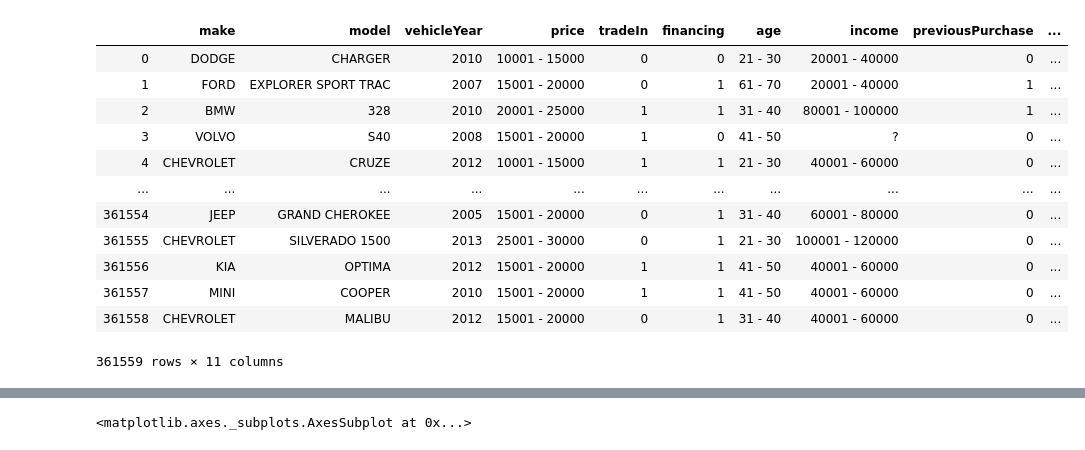
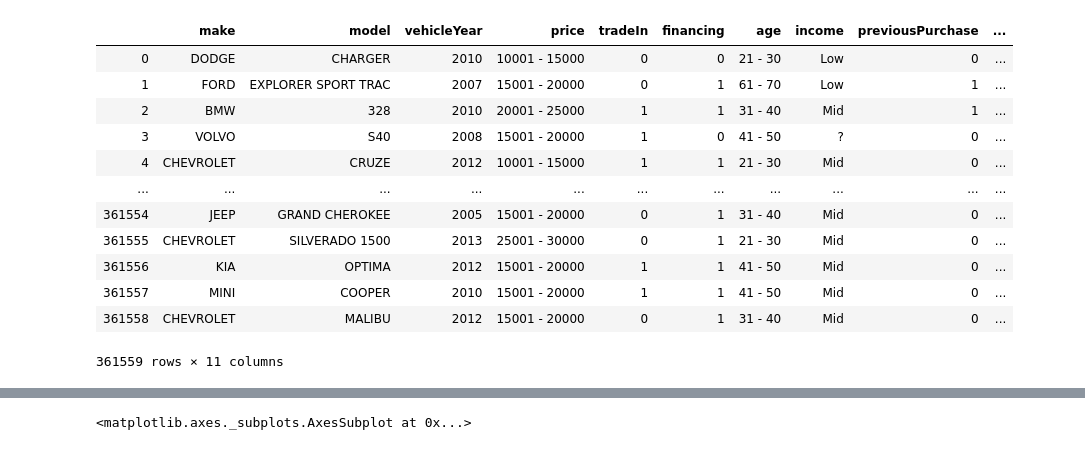
Before and after one commit to WKamptner/kmxdata2020, a Jupyter notebook: Carmax Data Comp 2020.ipynb, the cells around one changed output, grey strips where cells are left out. Cells and saved outputs as stored; diff of their text form; code cells hidden in the pictures.

```diff
--- a/Carmax Data Comp 2020.ipynb
+++ b/Carmax Data Comp 2020.ipynb
@@ -5,25 +5,36 @@ import seaborn as sns
 # %%
 #loading in data
 df = pd.read_csv('CaseCompetitionData.csv')
 
 #renaming headers / dropping not needed ones
 df.columns = ['insertNum','make','model','vehicleYear','price','tradeIn','financing','age','income','gender','previousPurchase'
 ,'distanceToDealer','postPurchaseSatisfaction','warranty','subsequentPurchases']
 
 dfEdited = df.drop(columns=['insertNum','gender','distanceToDealer','postPurchaseSatisfaction'])
 
+#Sort into low income levels
+dfEdited['income'].replace(['0 - 20000','20001 - 40000'], np.nan,regex=True, inplace=True)
+dfEdited['income'].fillna('Low', inplace=True)
+
+#Sort into mid income levels
+dfEdited['income'].replace(['40001 - 60000','60001 - 80000','80001 - 100000','100001 - 120000','120001 - 140000','140001 - 160000'], np.nan,regex=True, inplace=True)
+dfEdited['income'].fillna('Mid', inplace=True)
+
+#Sort into high income levels
+dfEdited['income'].replace(['160001 - 180000','180001 - 200000','200001+'], np.nan,regex=True, inplace=True)
+dfEdited['income'].fillna('High', inplace=True)
 dfEdited
 # %% [output]
 |  | make | model | vehicleYear | price | tradeIn | financing | age | income | previousPurchase | ... |
-| 0 | DODGE | CHARGER | 2010 | 10001 - 15000 | 0 | 0 | 21 - 30 | 20001 - 40000 | 0 | ... |
-| 1 | FORD | EXPLORER SPORT TRAC | 2007 | 15001 - 20000 | 0 | 1 | 61 - 70 | 20001 - 40000 | 1 | ... |
-| 2 | BMW | 328 | 2010 | 20001 - 25000 | 1 | 1 | 31 - 40 | 80001 - 100000 | 1 | ... |
+| 0 | DODGE | CHARGER | 2010 | 10001 - 15000 | 0 | 0 | 21 - 30 | Low | 0 | ... |
+| 1 | FORD | EXPLORER SPORT TRAC | 2007 | 15001 - 20000 | 0 | 1 | 61 - 70 | Low | 1 | ... |
+| 2 | BMW | 328 | 2010 | 20001 - 25000 | 1 | 1 | 31 - 40 | Mid | 1 | ... |
 | 3 | VOLVO | S40 | 2008 | 15001 - 20000 | 1 | 0 | 41 - 50 | ? | 0 | ... |
-| 4 | CHEVROLET | CRUZE | 2012 | 10001 - 15000 | 1 | 1 | 21 - 30 | 40001 - 60000 | 0 | ... |
+| 4 | CHEVROLET | CRUZE | 2012 | 10001 - 15000 | 1 | 1 | 21 - 30 | Mid | 0 | ... |
 | ... | ... | ... | ... | ... | ... | ... | ... | ... | ... | ... |
-| 361554 | JEEP | GRAND CHEROKEE | 2005 | 15001 - 20000 | 0 | 1 | 31 - 40 | 60001 - 80000 | 0 | ... |
-| 361555 | CHEVROLET | SILVERADO 1500 | 2013 | 25001 - 30000 | 0 | 1 | 21 - 30 | 100001 - 120000 | 0 | ... |
-| 361556 | KIA | OPTIMA | 2012 | 15001 - 20000 | 1 | 1 | 41 - 50 | 40001 - 60000 | 0 | ... |
-| 361557 | MINI | COOPER | 2010 | 15001 - 20000 | 1 | 1 | 41 - 50 | 40001 - 60000 | 0 | ... |
-| 361558 | CHEVROLET | MALIBU | 2012 | 15001 - 20000 | 0 | 1 | 31 - 40 | 40001 - 60000 | 0 | ... |
+| 361554 | JEEP | GRAND CHEROKEE | 2005 | 15001 - 20000 | 0 | 1 | 31 - 40 | Mid | 0 | ... |
+| 361555 | CHEVROLET | SILVERADO 1500 | 2013 | 25001 - 30000 | 0 | 1 | 21 - 30 | Mid | 0 | ... |
+| 361556 | KIA | OPTIMA | 2012 | 15001 - 20000 | 1 | 1 | 41 - 50 | Mid | 0 | ... |
+| 361557 | MINI | COOPER | 2010 | 15001 - 20000 | 1 | 1 | 41 - 50 | Mid | 0 | ... |
+| 361558 | CHEVROLET | MALIBU | 2012 | 15001 - 20000 | 0 | 1 | 31 - 40 | Mid | 0 | ... |
 361559 rows × 11 columns
```
Also changed, not shown: parts of 4 cells of this notebook.
